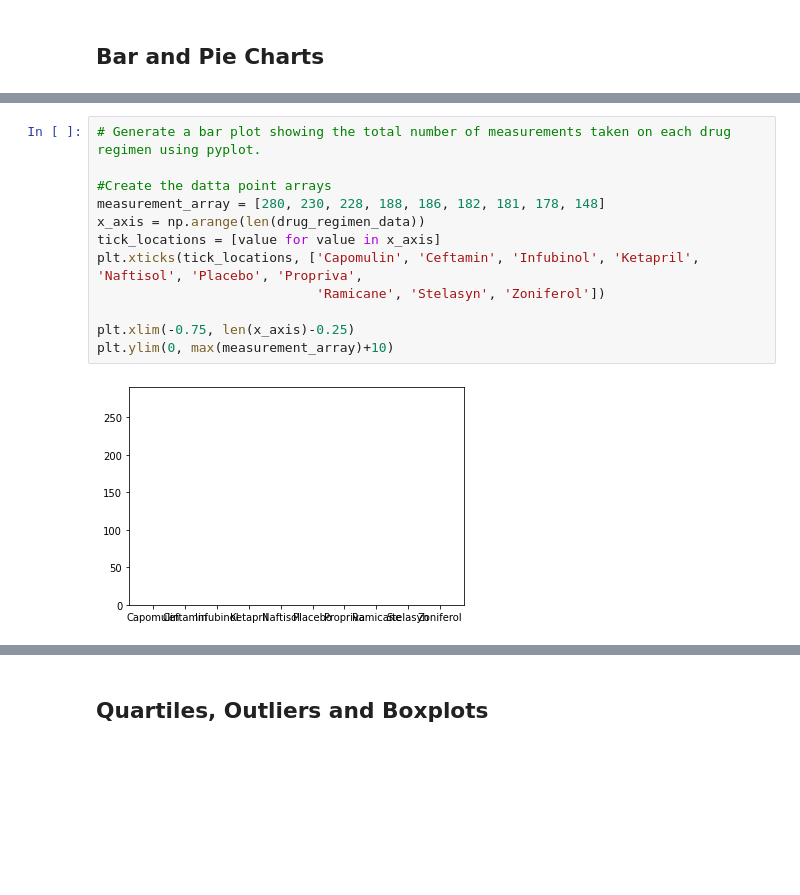
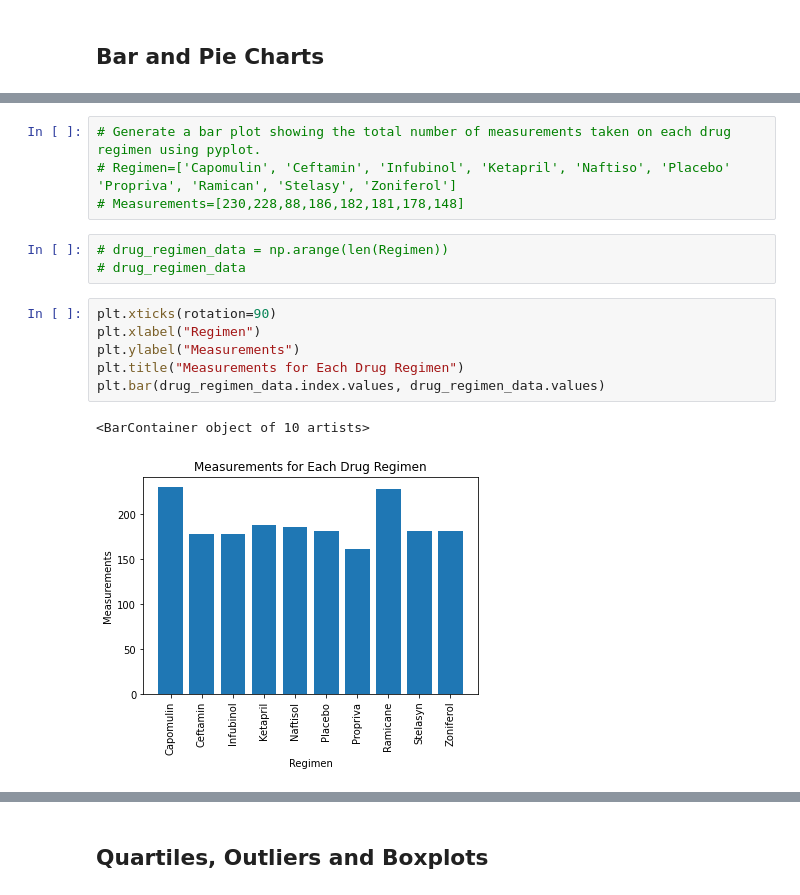
Before and after one commit to Pete803/matplotlib, a Jupyter notebook: Homework/Pymaceuticals/pymaceuticals_starter.ipynb, the cells around one changed output, grey strips where cells are left out. Saved outputs shown, nothing was run; the diff lists cells and outputs as text; blank space fills up the shorter version.

```diff
--- a/Homework/Pymaceuticals/pymaceuticals_starter.ipynb
+++ b/Homework/Pymaceuticals/pymaceuticals_starter.ipynb
@@ -178,14 +179,16 @@ plt.show()
 # %%
 # Generate a bar plot showing the total number of measurements taken on each drug regimen using pyplot.
-
-#Create the datta point arrays
-measurement_array = [280, 230, 228, 188, 186, 182, 181, 178, 148]
-x_axis = np.arange(len(drug_regimen_data))
-tick_locations = [value for value in x_axis]
-plt.xticks(tick_locations, ['Capomulin', 'Ceftamin', 'Infubinol', 'Ketapril', 'Naftisol', 'Placebo', 'Propriva',
-                            'Ramicane', 'Stelasyn', 'Zoniferol'])
-
-plt.xlim(-0.75, len(x_axis)-0.25)
-plt.ylim(0, max(measurement_array)+10)
+# Regimen=['Capomulin', 'Ceftamin', 'Infubinol', 'Ketapril', 'Naftiso', 'Placebo' 'Propriva', 'Ramican', 'Stelasy', 'Zoniferol']
+# Measurements=[230,228,88,186,182,181,178,148]
-# %% [output]
-[figure, removed]
+# %%
+# drug_regimen_data = np.arange(len(Regimen))
+# drug_regimen_data
+# %%
+plt.xticks(rotation=90)
+plt.xlabel("Regimen")
+plt.ylabel("Measurements")
+plt.title("Measurements for Each Drug Regimen")
+plt.bar(drug_regimen_data.index.values, drug_regimen_data.values)
+# %% [output]
+<BarContainer object of 10 artists>
+[figure, added]
```
Also changed, not shown: parts of 12 cells of this notebook.
